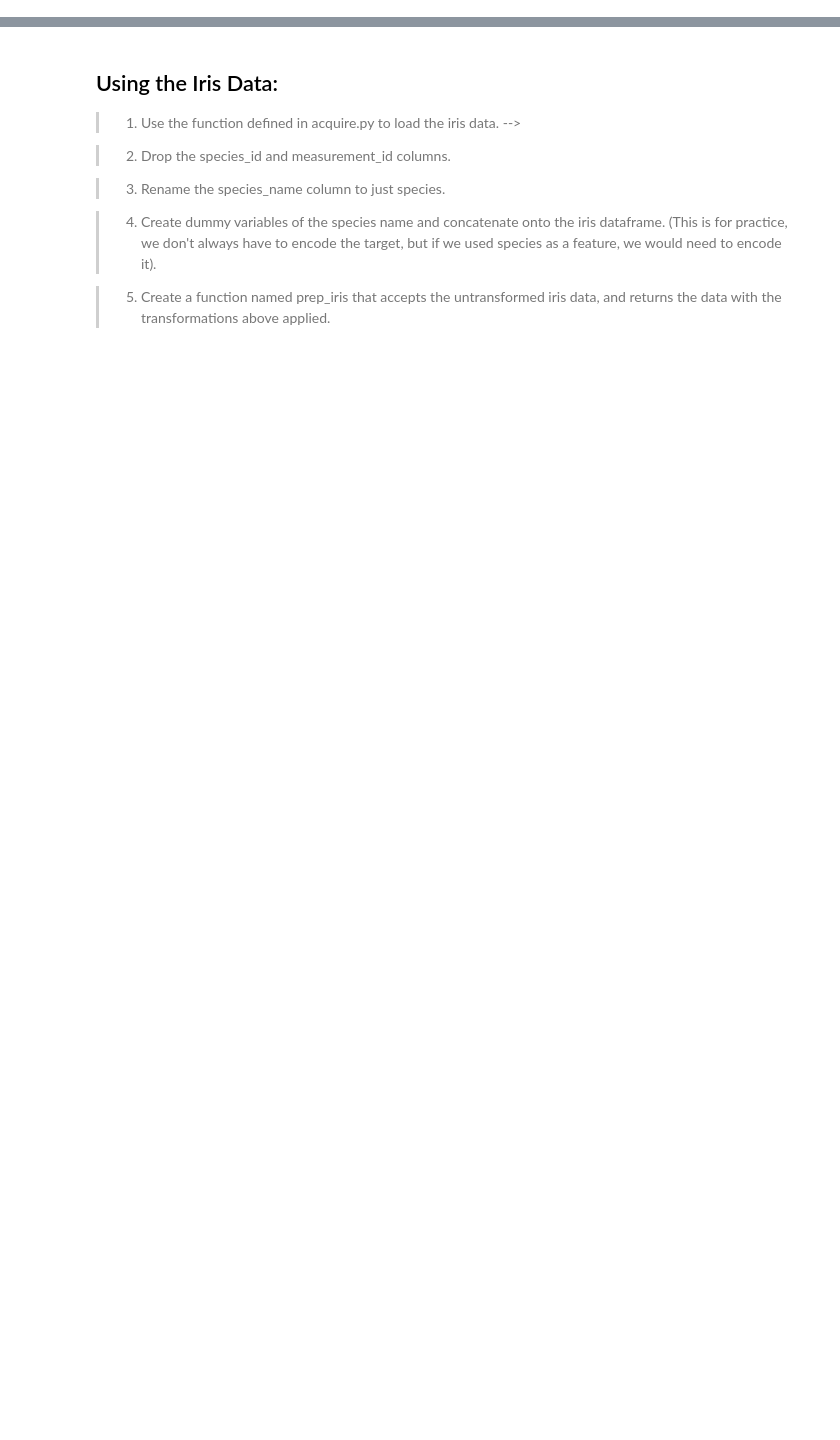
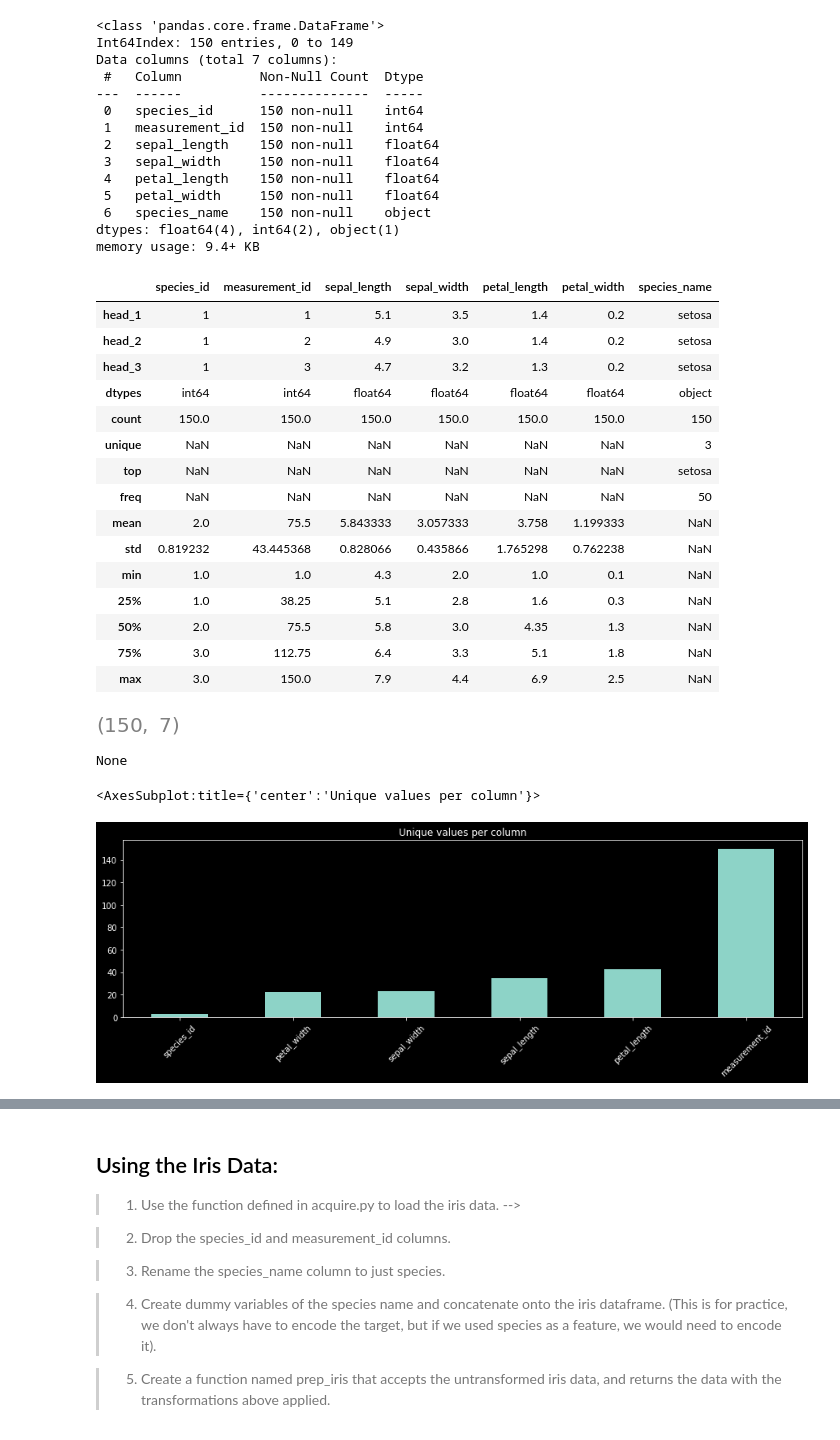
Before and after one commit to mackenr/classification-exercises, a Jupyter notebook: classification_exercises.ipynb, the cells around one changed output, grey strips where cells are left out. Saved outputs shown, nothing was run; the diff lists cells and outputs as text; code cells hidden in the pictures; blank space fills up the shorter version.

```diff
--- a/classification_exercises.ipynb
+++ b/classification_exercises.ipynb
@@ -5,0 +78,53 @@ from rcm_library import *
+# %%
+##oneshot
+def pd_DF_one_shot_info(df,log_bool=False):
+    oneshot=pd.concat(
+        [df.head(3).rename(index={0:' head_1', 1:'head_2',2:'head_3'}),
+        pd.DataFrame(df.dtypes,columns=['dtypes']).T,
+        df.describe(include='all')],axis=0)
+    uniquevales=df.select_dtypes(include="number").nunique().sort_values()
+    plot_u=uniquevales.plot.bar(logy=log_bool,figsize=(15,4),title='Unique values per column',rot=45)
+
+# Plot information with y-axis in log-scale
+
+
+    return display(oneshot,df.shape,df.info(),plot_u)
+
+
+
+pd_DF_one_shot_info(iris)
+# %% [output]
+<class 'pandas.core.frame.DataFrame'>
+Int64Index: 150 entries, 0 to 149
+Data columns (total 7 columns):
+ #   Column          Non-Null Count  Dtype
+---  ------          --------------  -----
+ 0   species_id      150 non-null    int64
+ 1   measurement_id  150 non-null    int64
+ 2   sepal_length    150 non-null    float64
+ 3   sepal_width     150 non-null    float64
+ 4   petal_length    150 non-null    float64
+ 5   petal_width     150 non-null    float64
+ 6   species_name    150 non-null    object
+dtypes: float64(4), int64(2), object(1)
+memory usage: 9.4+ KB
+|  | species_id | measurement_id | sepal_length | sepal_width | petal_length | petal_width | species_name |
+| head_1 | 1 | 1 | 5.1 | 3.5 | 1.4 | 0.2 | setosa |
+| head_2 | 1 | 2 | 4.9 | 3.0 | 1.4 | 0.2 | setosa |
+| head_3 | 1 | 3 | 4.7 | 3.2 | 1.3 | 0.2 | setosa |
+| dtypes | int64 | int64 | float64 | float64 | float64 | float64 | object |
+| count | 150.0 | 150.0 | 150.0 | 150.0 | 150.0 | 150.0 | 150 |
+| unique | NaN | NaN | NaN | NaN | NaN | NaN | 3 |
+| top | NaN | NaN | NaN | NaN | NaN | NaN | setosa |
+| freq | NaN | NaN | NaN | NaN | NaN | NaN | 50 |
+| mean | 2.0 | 75.5 | 5.843333 | 3.057333 | 3.758 | 1.199333 | NaN |
+| std | 0.819232 | 43.445368 | 0.828066 | 0.435866 | 1.765298 | 0.762238 | NaN |
+| min | 1.0 | 1.0 | 4.3 | 2.0 | 1.0 | 0.1 | NaN |
+| 25% | 1.0 | 38.25 | 5.1 | 2.8 | 1.6 | 0.3 | NaN |
+| 50% | 2.0 | 75.5 | 5.8 | 3.0 | 4.35 | 1.3 | NaN |
+| 75% | 3.0 | 112.75 | 6.4 | 3.3 | 5.1 | 1.8 | NaN |
+| max | 3.0 | 150.0 | 7.9 | 4.4 | 6.9 | 2.5 | NaN |
+[figure, added]
+None
+<AxesSubplot:title={'center':'Unique values per column'}>
+[figure, added]
```
Also changed, not shown: parts of 20 cells of this notebook, 7 other files.
